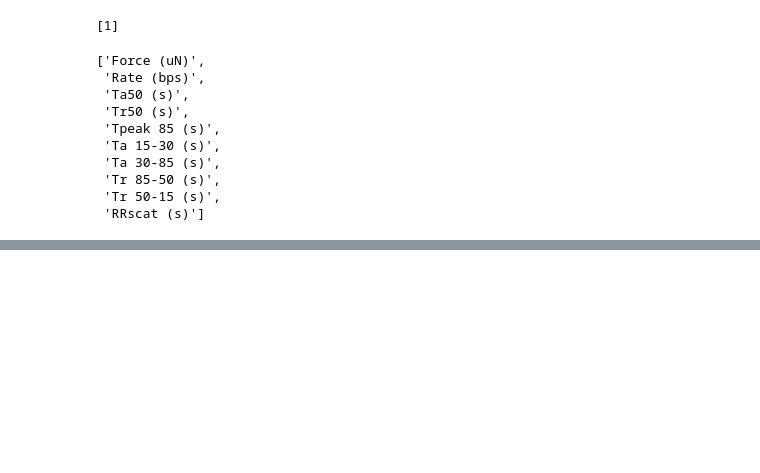
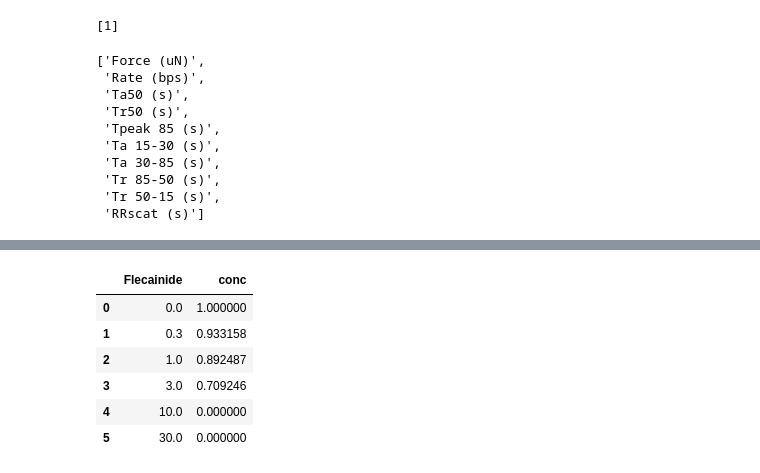
Before and after one commit to shimbalama/omics_dashboard, a Jupyter notebook: Untitled-1.ipynb, the cells around one changed output, grey strips where cells are left out. Drawn from its saved outputs; the diff is of its cells as text; code cells hidden in the pictures; blank space fills up the shorter version.

```diff
--- a/Untitled-1.ipynb
+++ b/Untitled-1.ipynb
@@ -387,0 +461,42 @@ class SchemaFunction:
+# %%
+import pandas as pd
+import numpy as np
+import plotly.express as px
+from scipy.optimize import curve_fit
+
+df = pd.read_csv('~/Downloads/plot_data1.csv', index_col=0)
+df
+x = df['Flecainide'].to_numpy()
+x
+y = df['Force (uN)'].to_numpy()
+print(y, x)
+
+# [ 0.   0.3  1.   3.  10.  30. ]
+# [1.         0.9331575  0.89248681 0.70924603 0.         0.        ]
+
+# Define the sigmoid function
+def sigmoid(x, EC50, hill_slope):
+    return 1 / (1 + np.exp((EC50 - x) * hill_slope))
+
+# Perform curve fitting
+params, _ = curve_fit(sigmoid, x, y)
+
+# Extract EC50 and hill slope from the fitted parameters
+EC50 = params[0]
+print('EC50', EC50)
+hill_slope = params[1]
+
+# Generate a range of x values for plotting
+x_range = np.logspace(np.log10(max(x)), np.log10(min(x)), 100)
+
+# Calculate the corresponding y values using the fitted sigmoid function
+y_range = sigmoid(x_range, EC50, hill_slope)
+
+# Create a DataFrame for plotting
+df = pd.DataFrame({'Flecainide': x_range,
+                   'conc': y_range})
+print("EC50", EC50, x_range, x, y, name, sep='\n')
+# Plot the data and the fitted sigmoid curve
+fig = px.line(df, x='Flecainide', y='conc', log_x=True, line_shape='spline')
+#fig.add_trace(px.line(x=x, y=y).data[0])
+fig.show()
@@ -387,0 +521,10 @@ class SchemaFunction:
+# %%
+df
+# %% [output]
+|  | Flecainide | conc |
+| 0 | 0.0 | 1.000000 |
+| 1 | 0.3 | 0.933158 |
+| 2 | 1.0 | 0.892487 |
+| 3 | 3.0 | 0.709246 |
+| 4 | 10.0 | 0.000000 |
+| 5 | 30.0 | 0.000000 |
```
Also changed, not shown: parts of 18 cells of this notebook, 3 other files.
